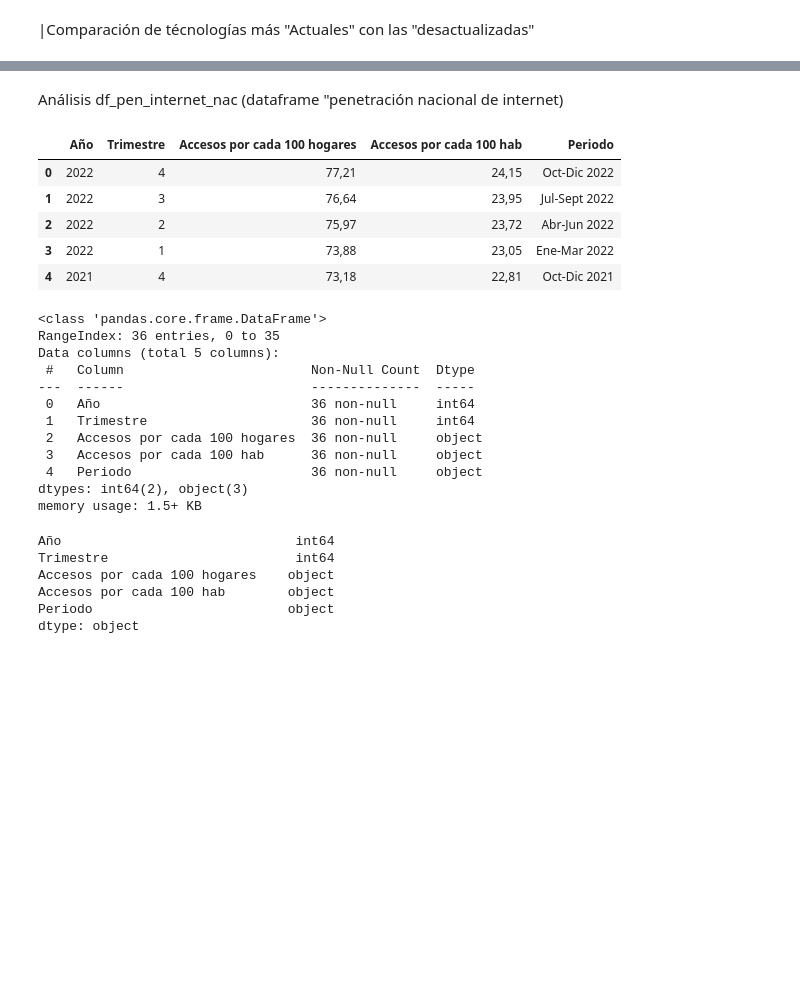
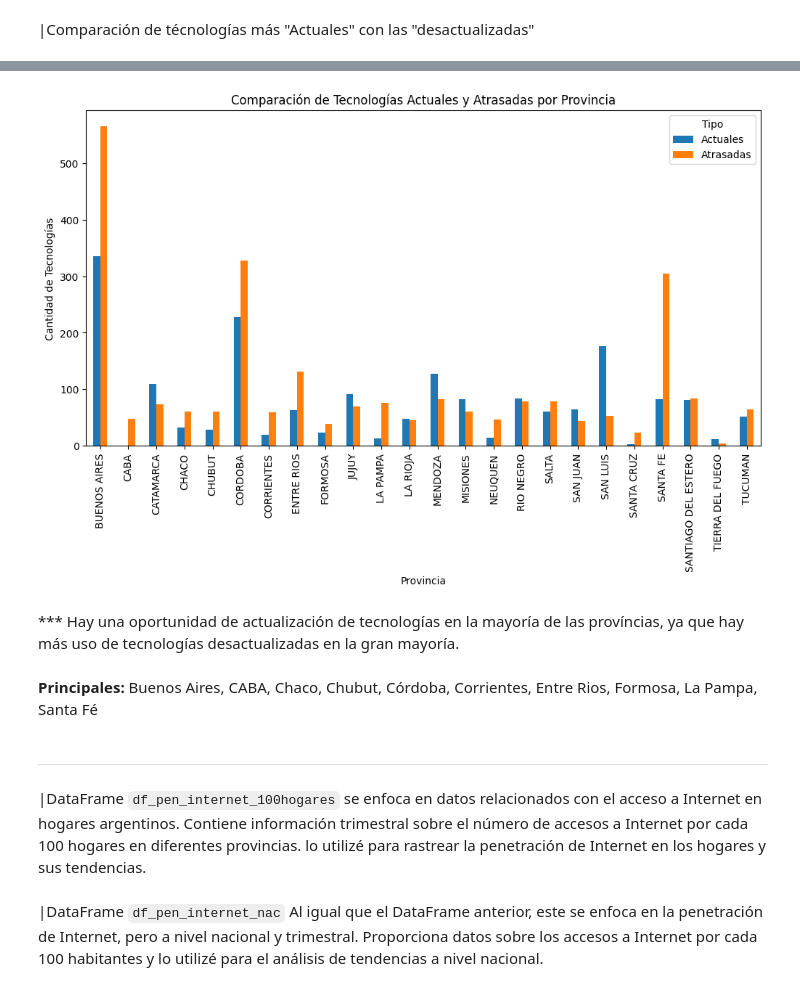
Before and after one commit to LeonardoCostaH/PI-DA-Telecomunicaciones, a Jupyter notebook: 1-ETL+EDA.ipynb, the cells around one changed output, grey strips where cells are left out. Saved outputs shown, nothing was run; the diff lists cells and outputs as text; code cells hidden in the pictures; blank space fills up the shorter version.

```diff
--- a/1-ETL+EDA.ipynb
+++ b/1-ETL+EDA.ipynb
@@ -55,7 +56,7 @@ df_hist_vel_media_baj = pd.read_csv(hist_vel_media_baj) # *
 # df_acceso_nac_vel = pd.read_csv(acceso_nac_vel)
 # df_acceso_por_tecnologia_prov = pd.read_csv(acceso_por_tecnologia_prov)
 df_acceso_por_vel = pd.read_csv(acceso_por_vel) # *
-# df_loc_con_conect = pd.read_csv(loc_con_conect)
+df_loc_con_conect = pd.read_csv(loc_con_conect)
 df_pen_internet_100hogares = pd.read_csv(pen_internet_100hogares) # *
 df_pen_internet_nac = pd.read_csv(pen_internet_nac) # *
 # df_trim_int_por_tecn = pd.read_csv(trim_int_por_tecn)
@@ -92,11 +93,11 @@ df_pen_internet_100hogares.head()
 # %%
 #Removendo las líneas duplicadas
 
-df_pen_internet_100hogares = df_pen_internet_100hogares.drop_duplicates()
+df_loc_con_conect = df_loc_con_conect.drop_duplicates()
 # %% [markdown]
 ´Como en las columnas verificadas solo hay valores "SI" y "--", puedo suponer que "--" significa "NO"
 # %%
-df_pen_internet_100hogares = df_pen_internet_100hogares.replace("--", "NO")
+df_loc_con_conect = df_loc_con_conect.replace("--", "NO")
 # %% [markdown]
 | Vista del dataframe con la modificación de valores "--" para "NO"
 # %%
@@ -277,11 +251,0 @@ KeyError: 'Accesos por cada 100 hogares'
-# %% [markdown]
-Análisis df_pen_internet_nac (dataframe "penetración nacional de internet)
-# %%
-df_pen_internet_nac.head()
-# %% [output]
-|  | Año | Trimestre | Accesos por cada 100 hogares | Accesos por cada 100 hab | Periodo |
-| 0 | 2022 | 4 | 77,21 | 24,15 | Oct-Dic 2022 |
-| 1 | 2022 | 3 | 76,64 | 23,95 | Jul-Sept 2022 |
-| 2 | 2022 | 2 | 75,97 | 23,72 | Abr-Jun 2022 |
-| 3 | 2022 | 1 | 73,88 | 23,05 | Ene-Mar 2022 |
-| 4 | 2021 | 4 | 73,18 | 22,81 | Oct-Dic 2021 |
@@ -290,24 +252,33 @@ df_pen_internet_nac = df_pen_internet_nac.drop_duplicates()
-# %%
-df_pen_internet_nac.info()
-# %% [output]
-<class 'pandas.core.frame.DataFrame'>
-RangeIndex: 36 entries, 0 to 35
-Data columns (total 5 columns):
- #   Column                        Non-Null Count  Dtype
----  ------                        --------------  -----
- 0   Año                           36 non-null     int64
- 1   Trimestre                     36 non-null     int64
- 2   Accesos por cada 100 hogares  36 non-null     object
- 3   Accesos por cada 100 hab      36 non-null     object
- 4   Periodo                       36 non-null     object
-dtypes: int64(2), object(3)
-memory usage: 1.5+ KB
-# %%
-df_pen_internet_nac.dtypes
-# %% [output]
-Año                              int64
-Trimestre                        int64
-Accesos por cada 100 hogares    object
-Accesos por cada 100 hab        object
-Periodo                         object
-dtype: object
+# %%
+
+# Debes definir cuáles consideras tecnologías actuales y cuáles son atrasadas. Por ejemplo:
+tecnologias_actuales = ['ADSL', 'Cablemódem', 'Fibra óptica', '4G', '3G', 'Wireless']
+tecnologias_atrasadas = ['Dial Up', 'Telefonía Fija', 'Satelital']
+
+# Crea una nueva columna que indique si la tecnología es actual o atrasada
+df_loc_con_conect['Tipo'] = 'Actuales'
+df_loc_con_conect.loc[df_loc_con_conect[tecnologias_atrasadas].eq('SI').any(axis=1), 'Tipo'] = 'Atrasadas'
+
+# Cuenta la cantidad de tecnologías actuales y atrasadas por provincia
+conteo_por_provincia = df_loc_con_conect.groupby(['Provincia', 'Tipo']).size().unstack().fillna(0)
+
+# Genera el gráfico de barras
+conteo_por_provincia.plot(kind='bar', stacked=False, figsize=(12, 6))
+plt.xlabel('Provincia')
+plt.ylabel('Cantidad de Tecnologías')
+plt.title('Comparación de Tecnologías Actuales y Atrasadas por Provincia')
+plt.xticks(rotation=90)
+plt.legend(title='Tipo')
+plt.show()
+# %% [output]
+[figure, added]
+# %% [markdown]
+*** Hay una oportunidad de actualización de tecnologías en la mayoría de las províncias, ya que hay más uso de tecnologías desactualizadas en la gran mayoría.
+# %% [markdown]
+**Principales:**  Buenos Aires, CABA, Chaco, Chubut, Córdoba, Corrientes, Entre Rios, Formosa, La Pampa, Santa Fé
+# %% [markdown]
+______________________________________________________________________________________________________________________________
+# %% [markdown]
+|DataFrame `df_pen_internet_100hogares` se enfoca en datos relacionados con el acceso a Internet en hogares argentinos. Contiene información trimestral sobre el número de accesos a Internet por cada 100 hogares en diferentes provincias. lo utilizé para rastrear la penetración de Internet en los hogares y sus tendencias.
+# %% [markdown]
+|DataFrame `df_pen_internet_nac` Al igual que el DataFrame anterior, este se enfoca en la penetración de Internet, pero a nivel nacional y trimestral. Proporciona datos sobre los accesos a Internet por cada 100 habitantes y lo utilizé para el análisis de tendencias a nivel nacional.
```
Also changed, not shown: parts of 18 cells of this notebook.
